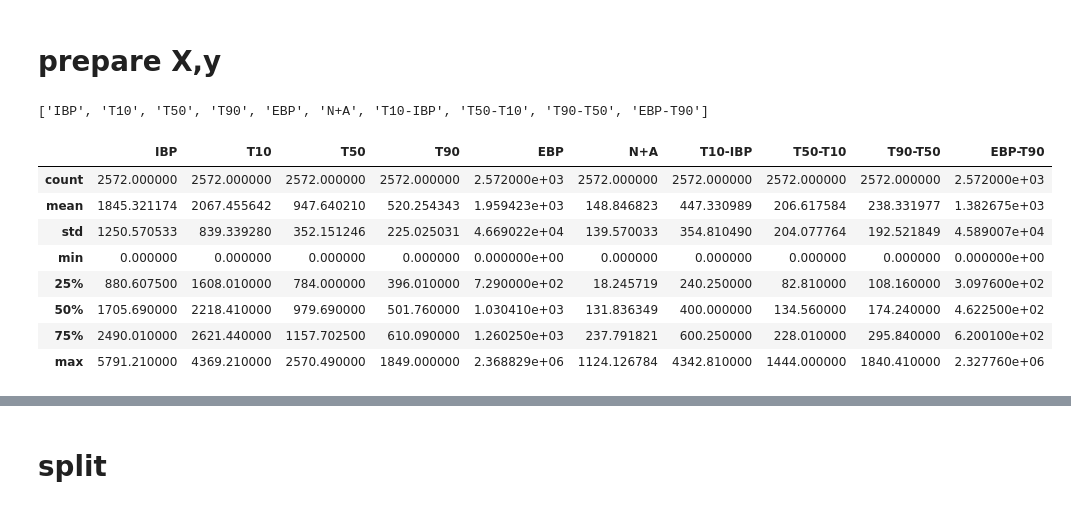
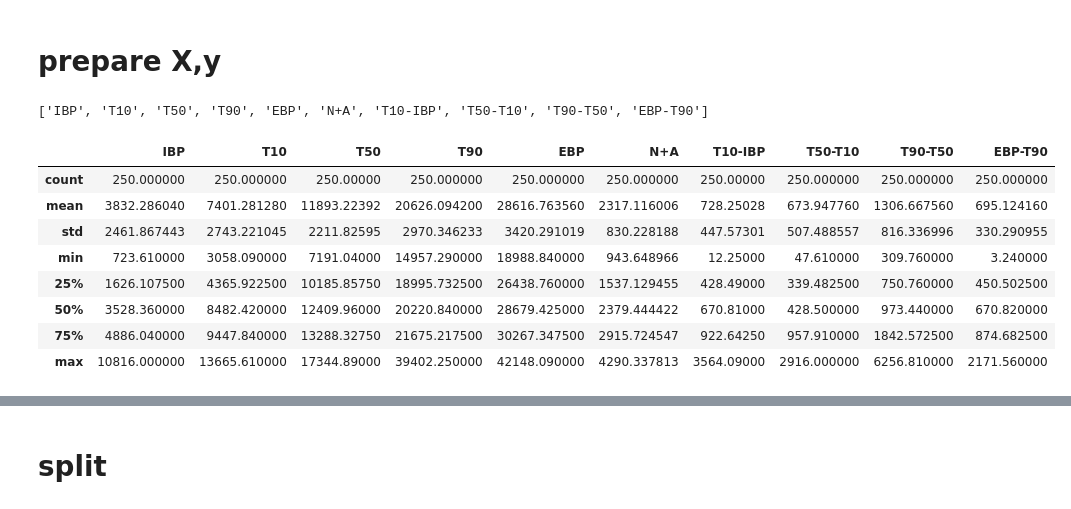
Before and after one commit to skywalker0803r/works, a Jupyter notebook: 加入IBP_EBP分析.ipynb, the cells around one changed output, grey strips where cells are left out. Saved outputs shown, nothing was run; the diff lists cells and outputs as text; code cells hidden in the pictures.

```diff
--- a/加入IBP_EBP分析.ipynb
+++ b/加入IBP_EBP分析.ipynb
@@ -42,7 +42,7 @@ def metric(y_t,y_p,name):
   return pd.DataFrame(res,index=[name])
 
 def clean(df):
-  condition = (df['N+A']>=36)
+  condition = (df['N+A'] >= 36)
   return df.loc[condition]
 
 def std_filter(df,num,cols=None):
@@ -71,7 +71,10 @@ def rule3(df):
   error_idx = []
   for idx in tqdm(df.index):
     row = df.loc[idx]
-    c1 = (row['IBP']<row['T10'])&(row['T10']<row['T50'])&(row['T50']<row['T90'])&(row['T90']<row['EBP'])
+    if 'IBP' in df.columns.tolist():
+      c1 = (row['IBP']<row['T10'])&(row['T10']<row['T50'])&(row['T50']<row['T90'])&(row['T90']<row['EBP'])
+    else:
+      c1 = (row['T10']<row['T50'])&(row['T50']<row['T90'])
     c2 = (np.sum(row[y_columns])>97)&(np.sum(row[y_columns])<102)
     c3 = (row['N+A'] < 70)
     if c1&c2&c3:
@@ -86,6 +89,6 @@ def rule3(df):
 # %% [markdown]
 # load
 # %%
-full = pd.read_csv('/content/drive/My Drive/台塑輕油案子/data/輕油實驗數據_保留絕大部份欄位.csv')
+full = pd.read_csv('/content/drive/My Drive/台塑輕油案子/data/test_250.csv',index_col=0)
 full.head()
 # %% [output]
@@ -100,4 +103,7 @@ full.head()
 # %%
 cols = full.columns.tolist()
 features = ['IBP','T10','T50','T90','EBP','N+A']
-y_columns = cols[10:-1]
+y_columns = cols[5:-3]
+full = full[features+y_columns]
+print(len(y_columns))
+print(y_columns)
@@ -121,6 +130,6 @@ print(full.shape)
 # %% [markdown]
 #  N+A > 36 select
 # %%
-print(full.shape)
-full = clean(full)
-print(full.shape)
+#print(full.shape)
+#full = clean(full)
+#print(full.shape)
@@ -150,29 +156,28 @@ error_num:75
 # %%
 X = full[features]
 
 X['T10-IBP'] = X['T10']-X['IBP']
 X['T50-T10'] = X['T50']-X['T10']
 X['T90-T50'] = X['T90']-X['T50']
 X['EBP-T90'] = X['EBP']-X['T90']
 
-X = X-X.min()
 X = X**2
 
 features = X.columns.tolist()
 print(features)
 
 X.describe()
 # %% [output]
 ['IBP', 'T10', 'T50', 'T90', 'EBP', 'N+A', 'T10-IBP', 'T50-T10', 'T90-T50', 'EBP-T90']
 |  | IBP | T10 | T50 | T90 | EBP | N+A | T10-IBP | T50-T10 | T90-T50 | EBP-T90 |
-| count | 2572.000000 | 2572.000000 | 2572.000000 | 2572.000000 | 2.572000e+03 | 2572.000000 | 2572.000000 | 2572.000000 | 2572.000000 | 2.572000e+03 |
-| mean | 1845.321174 | 2067.455642 | 947.640210 | 520.254343 | 1.959423e+03 | 148.846823 | 447.330989 | 206.617584 | 238.331977 | 1.382675e+03 |
-| std | 1250.570533 | 839.339280 | 352.151246 | 225.025031 | 4.669022e+04 | 139.570033 | 354.810490 | 204.077764 | 192.521849 | 4.589007e+04 |
-| min | 0.000000 | 0.000000 | 0.000000 | 0.000000 | 0.000000e+00 | 0.000000 | 0.000000 | 0.000000 | 0.000000 | 0.000000e+00 |
-| 25% | 880.607500 | 1608.010000 | 784.000000 | 396.010000 | 7.290000e+02 | 18.245719 | 240.250000 | 82.810000 | 108.160000 | 3.097600e+02 |
-| 50% | 1705.690000 | 2218.410000 | 979.690000 | 501.760000 | 1.030410e+03 | 131.836349 | 400.000000 | 134.560000 | 174.240000 | 4.622500e+02 |
-| 75% | 2490.010000 | 2621.440000 | 1157.702500 | 610.090000 | 1.260250e+03 | 237.791821 | 600.250000 | 228.010000 | 295.840000 | 6.200100e+02 |
-| max | 5791.210000 | 4369.210000 | 2570.490000 | 1849.000000 | 2.368829e+06 | 1124.126784 | 4342.810000 | 1444.000000 | 1840.410000 | 2.327760e+06 |
+| count | 250.000000 | 250.000000 | 250.00000 | 250.000000 | 250.000000 | 250.000000 | 250.00000 | 250.000000 | 250.000000 | 250.000000 |
+| mean | 3832.286040 | 7401.281280 | 11893.22392 | 20626.094200 | 28616.763560 | 2317.116006 | 728.25028 | 673.947760 | 1306.667560 | 695.124160 |
+| std | 2461.867443 | 2743.221045 | 2211.82595 | 2970.346233 | 3420.291019 | 830.228188 | 447.57301 | 507.488557 | 816.336996 | 330.290955 |
+| min | 723.610000 | 3058.090000 | 7191.04000 | 14957.290000 | 18988.840000 | 943.648966 | 12.25000 | 47.610000 | 309.760000 | 3.240000 |
+| 25% | 1626.107500 | 4365.922500 | 10185.85750 | 18995.732500 | 26438.760000 | 1537.129455 | 428.49000 | 339.482500 | 750.760000 | 450.502500 |
+| 50% | 3528.360000 | 8482.420000 | 12409.96000 | 20220.840000 | 28679.425000 | 2379.444422 | 670.81000 | 428.500000 | 973.440000 | 670.820000 |
+| 75% | 4886.040000 | 9447.840000 | 13288.32750 | 21675.217500 | 30267.347500 | 2915.724547 | 922.64250 | 957.910000 | 1842.572500 | 874.682500 |
+| max | 10816.000000 | 13665.610000 | 17344.89000 | 39402.250000 | 42148.090000 | 4290.337813 | 3564.09000 | 2916.000000 | 6256.810000 | 2171.560000 |
 # %%
 y = full[y_columns]
 y.describe()
```
Also changed, not shown: parts of 22 cells of this notebook.
